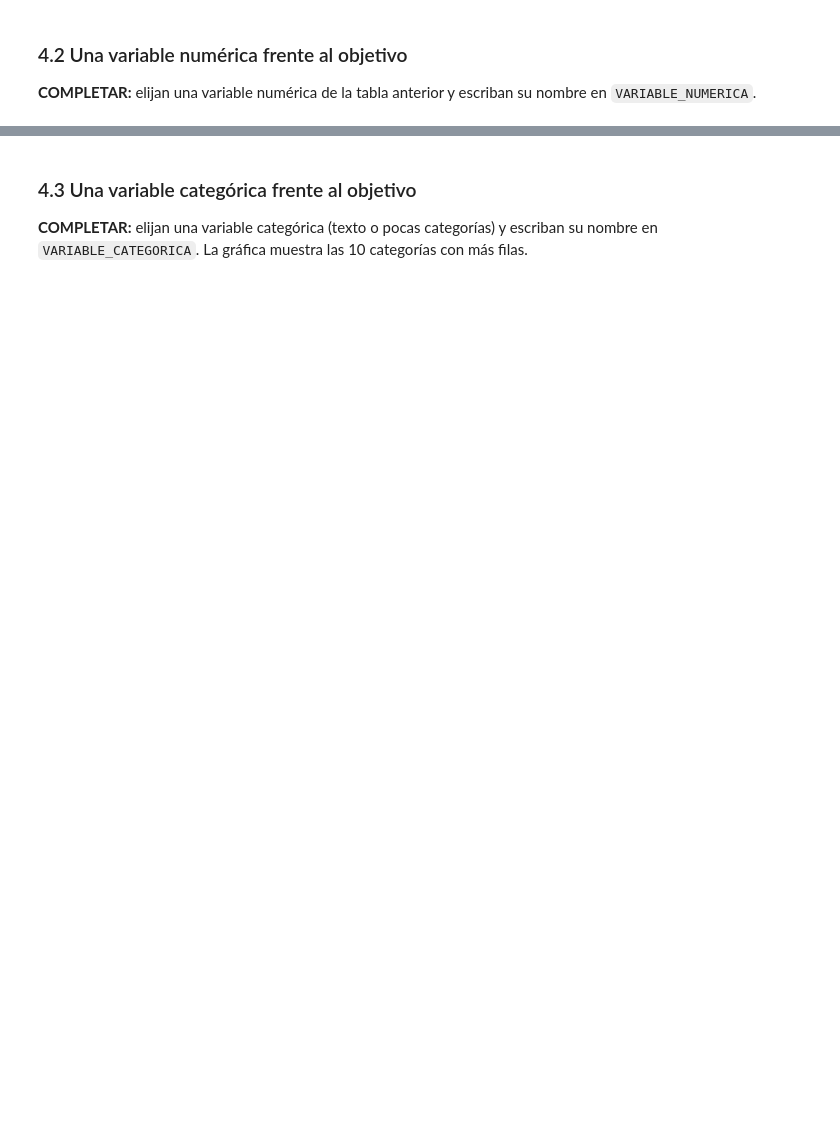
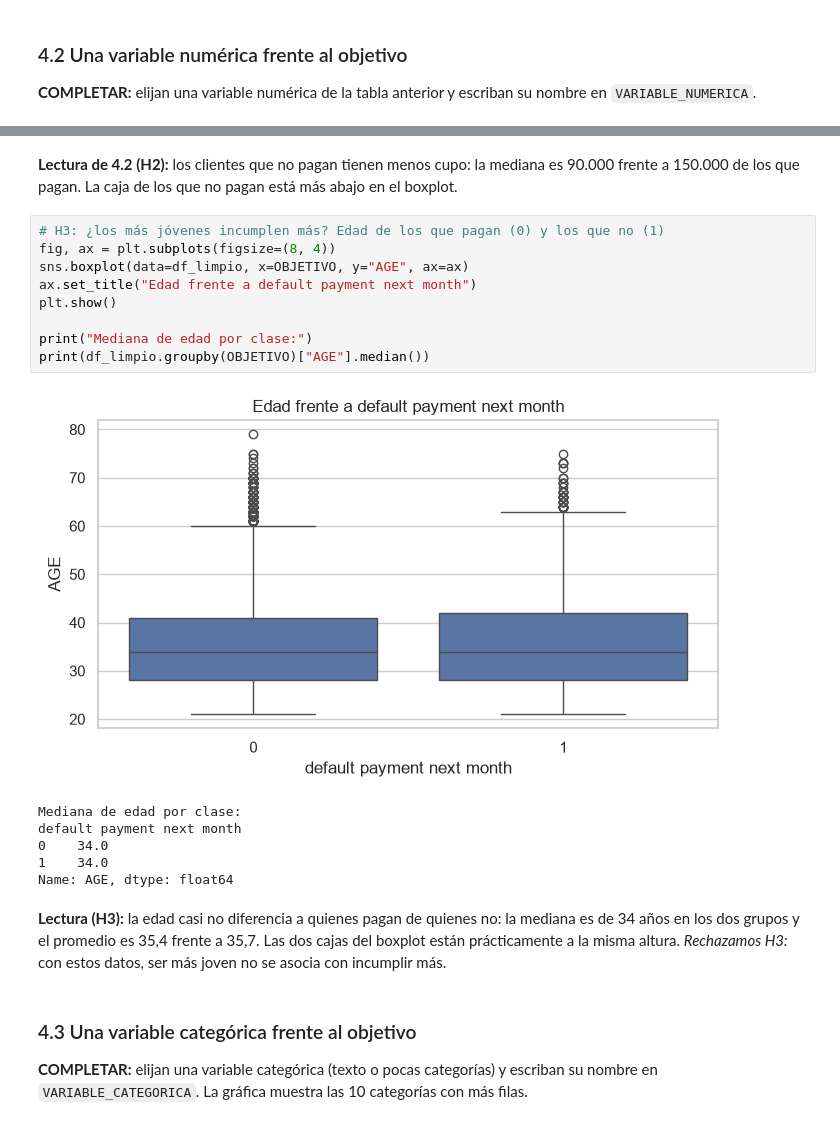
Before and after one commit to lfdaps/proyecto-equipo_1, a Jupyter notebook: notebooks/proyecto_equipo.ipynb, the cells around one changed output, grey strips where cells are left out. Cells and saved outputs as stored; diff of their text form; blank space fills up the shorter version.

```diff
--- a/notebooks/proyecto_equipo.ipynb
+++ b/notebooks/proyecto_equipo.ipynb
@@ -336,3 +376,23 @@ plt.show()
+# %% [markdown]
+**Lectura de 4.2 (H2):** los clientes que no pagan tienen menos cupo: la mediana es 90.000 frente a 150.000 de los que pagan. La caja de los que no pagan está más abajo en el boxplot.
+# %%
+# H3: ¿los más jóvenes incumplen más? Edad de los que pagan (0) y los que no (1)
+fig, ax = plt.subplots(figsize=(8, 4))
+sns.boxplot(data=df_limpio, x=OBJETIVO, y="AGE", ax=ax)
+ax.set_title("Edad frente a default payment next month")
+plt.show()
+
+print("Mediana de edad por clase:")
+print(df_limpio.groupby(OBJETIVO)["AGE"].median())
+# %% [output]
+[figure, added]
+Mediana de edad por clase:
+default payment next month
+0    34.0
+1    34.0
+Name: AGE, dtype: float64
+# %% [markdown]
+**Lectura (H3):** la edad casi no diferencia a quienes pagan de quienes no: la mediana es de 34 años en los dos grupos y el promedio es 35,4 frente a 35,7. Las dos cajas del boxplot están prácticamente a la misma altura. *Rechazamos H3:* con estos datos, ser más joven no se asocia con incumplir más.
 # %% [markdown]
 ### 4.3 Una variable categórica frente al objetivo
 
```
Also changed, not shown: parts of 18 cells of this notebook.
